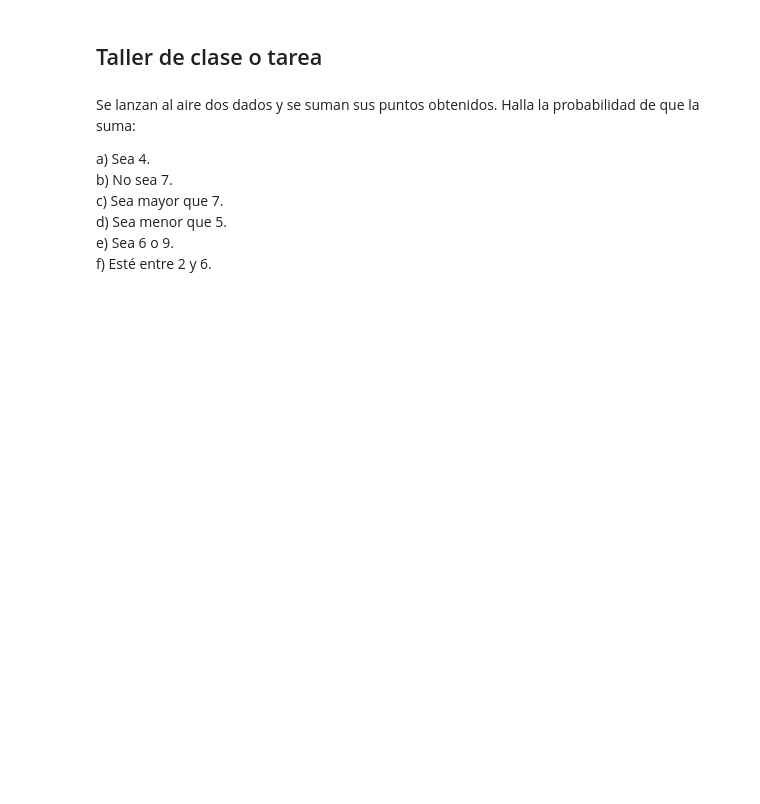
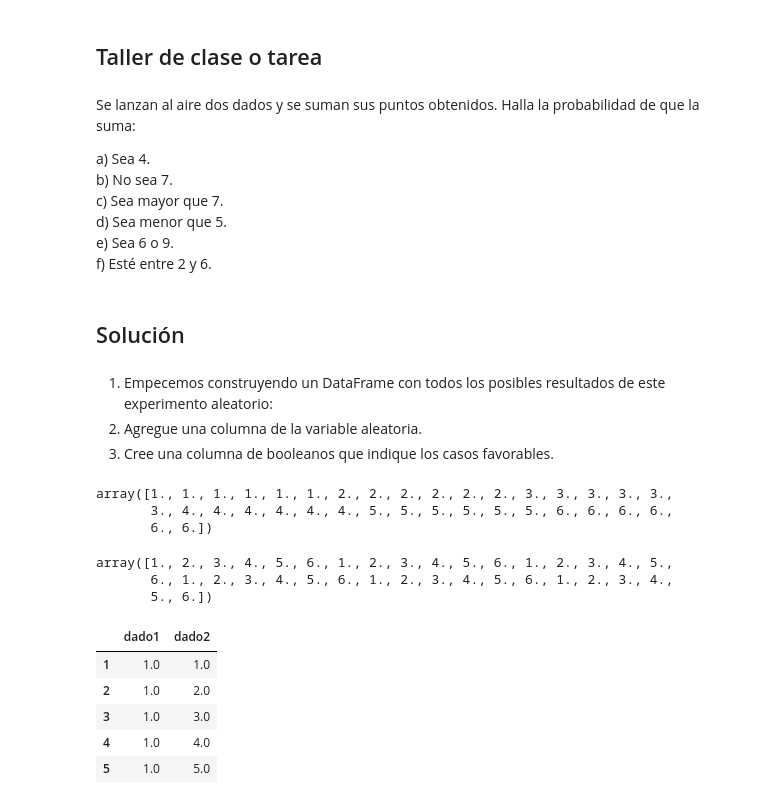
Before and after one commit to marco-canas/encuentra_tu_persona_vitamina, a Jupyter notebook: classes/class_12/class_12.ipynb, the cells around one changed output. Drawn from its saved outputs; the diff is of its cells as text; code cells hidden in the pictures; blank space fills up the shorter version.

```diff
--- a/classes/class_12/class_12.ipynb
+++ b/classes/class_12/class_12.ipynb
@@ -418,3 +418,43 @@ c) Sea mayor que 7.
 d) Sea menor que 5.
 e) Sea 6 o 9.
 f) Esté entre 2 y 6.
+# %% [markdown]
+## Solución
+# %% [markdown]
+1. Empecemos construyendo un DataFrame con todos los posibles resultados de este experimento aleatorio:
+2. Agregue una columna de la variable aleatoria.
+3. Cree una columna de booleanos que indique los casos favorables.
+# %%
+import numpy as np
+import pandas as pd
+
+dado1 = np.array([])
+for i in range(1,7):
+    dado1 = np.hstack((dado1,i*np.ones(6)))
+
+dado1
+# %% [output]
+array([1., 1., 1., 1., 1., 1., 2., 2., 2., 2., 2., 2., 3., 3., 3., 3., 3.,
+       3., 4., 4., 4., 4., 4., 4., 5., 5., 5., 5., 5., 5., 6., 6., 6., 6.,
+       6., 6.])
+# %%
+dado2 = np.array([])
+for i in range(1,7):
+    dado2 = np.hstack((dado2,*np.arange(1,7)))
+
+dado2
+# %% [output]
+array([1., 2., 3., 4., 5., 6., 1., 2., 3., 4., 5., 6., 1., 2., 3., 4., 5.,
+       6., 1., 2., 3., 4., 5., 6., 1., 2., 3., 4., 5., 6., 1., 2., 3., 4.,
+       5., 6.])
+# %%
+dic = {'dado1':dado1,'dado2':dado2}
+resultados = pd.DataFrame(dic, index = np.arange(1,len(dado1)+1))
+resultados.head()
+# %% [output]
+|  | dado1 | dado2 |
+| 1 | 1.0 | 1.0 |
+| 2 | 1.0 | 2.0 |
+| 3 | 1.0 | 3.0 |
+| 4 | 1.0 | 4.0 |
+| 5 | 1.0 | 5.0 |
```
Also changed, not shown: parts of 5 cells of this notebook, 1 other file.
